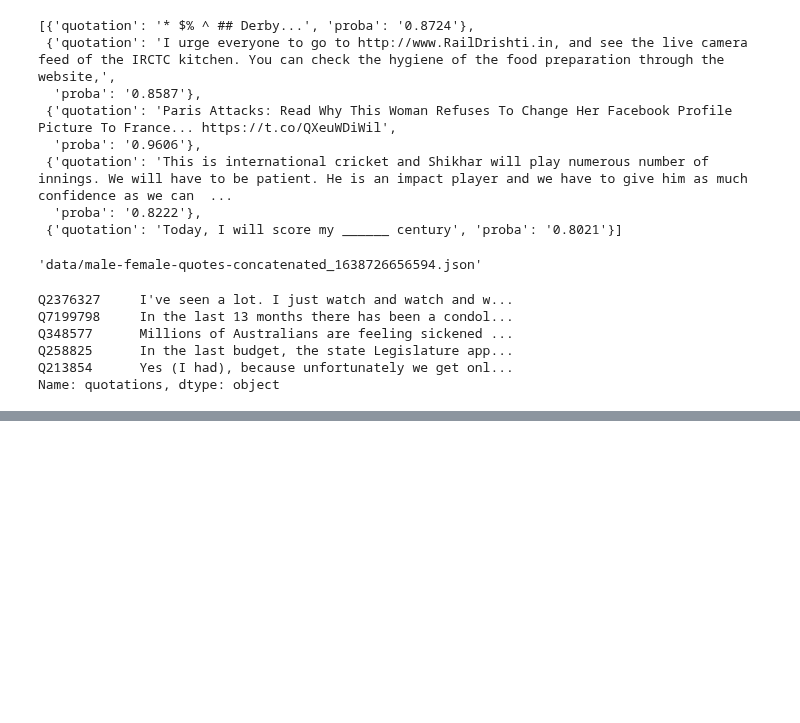
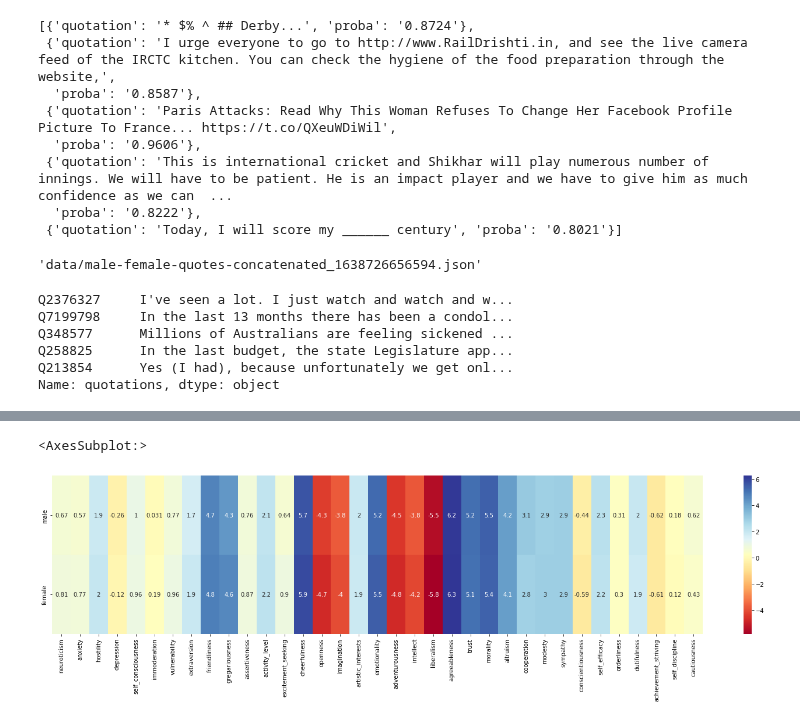
Before and after one commit to epfl-ada/ada-2021-project-madry, a Jupyter notebook: gender.ipynb, the cells around one changed output, grey strips where cells are left out. Saved outputs shown, nothing was run; the diff lists cells and outputs as text; code cells hidden in the pictures; blank space fills up the shorter version.

```diff
--- a/gender.ipynb
+++ b/gender.ipynb
@@ -194,0 +292,6 @@ female_speakers_df[['id', 'quotations']].to_csv('data/female_quotations.csv', in
+# %%
+male_politicians_liwc = pd.read_csv('data/male_politician_quotes_liwc.csv')
+female_politicians_liwc = pd.read_csv('data/female_politician_quotes_liwc.csv')
+# %%
+male_politician_personality = predict_personality(male_politicians_liwc)
+female_politician_personality = predict_personality(female_politicians_liwc)
@@ -194,0 +319,5 @@ female_speakers_df[['id', 'quotations']].to_csv('data/female_quotations.csv', in
+# %%
+overall_male_poli_personality = male_politician_personality.mean(axis=0)
+overall_female_poli_personality = female_politician_personality.mean(axis=0)
+# %%
+overall_poli_personality = pd.DataFrame([overall_male_poli_personality, overall_female_poli_personality], index=['male', 'female'])
@@ -194,0 +331,6 @@ female_speakers_df[['id', 'quotations']].to_csv('data/female_quotations.csv', in
+# %%
+fig, ax = plt.subplots(figsize=(25,5))
+sns.heatmap(overall_poli_personality, ax=ax, annot=True, cmap='RdYlBu')
+# %% [output]
+<AxesSubplot:>
+[figure, added]
```
Also changed, not shown: parts of 23 cells of this notebook.
